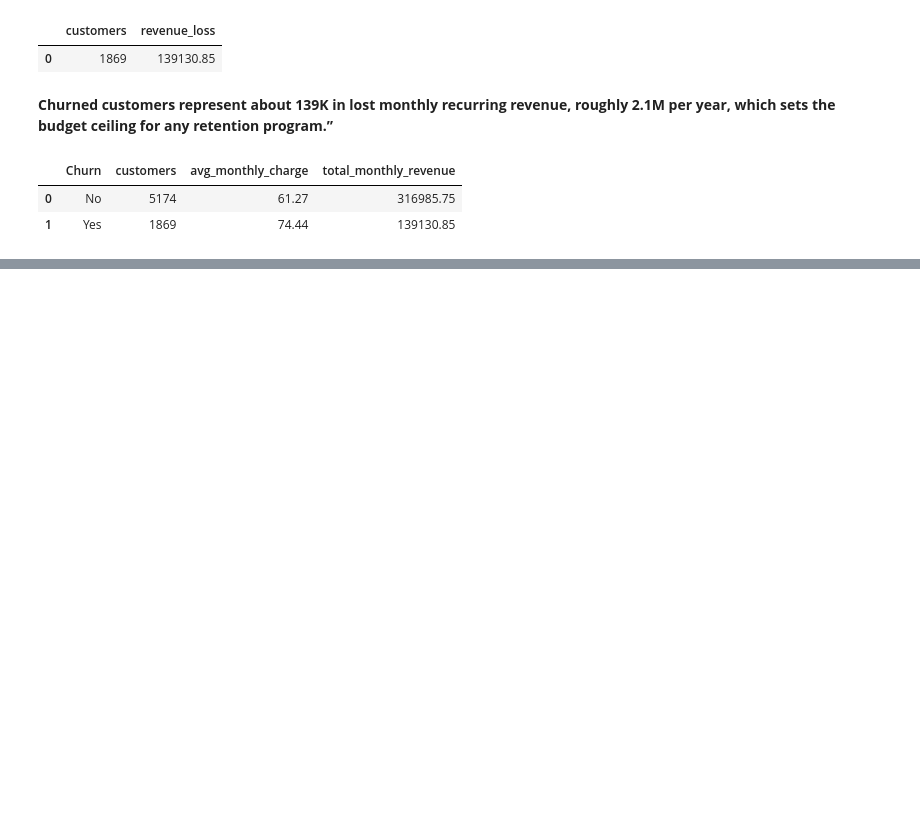
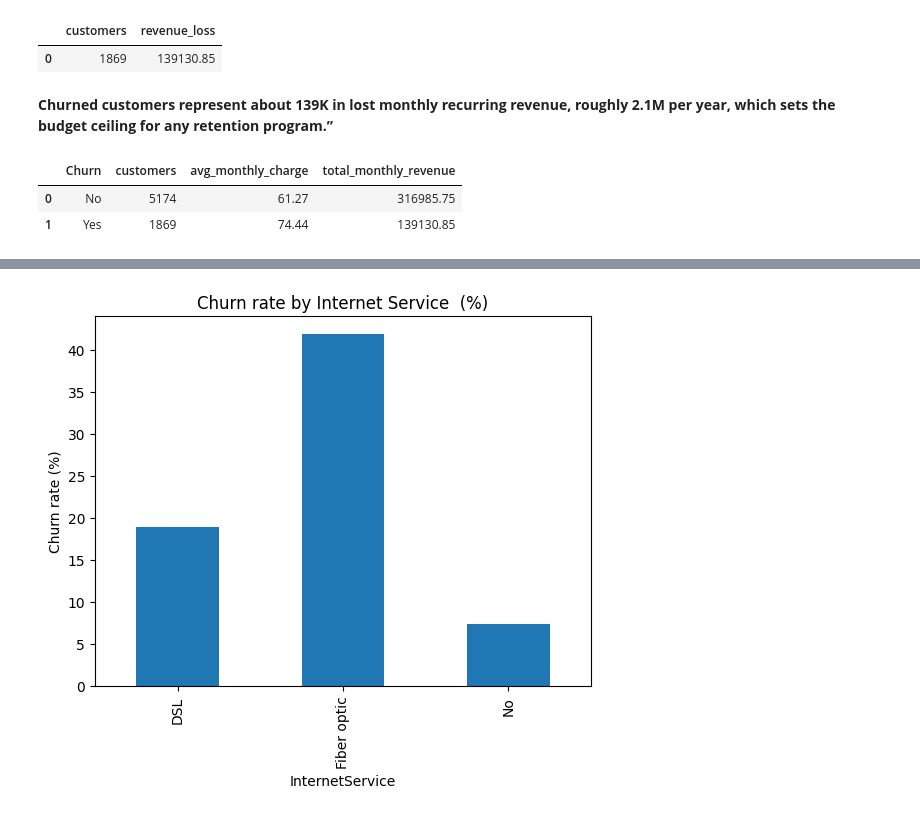
Before and after one commit to yehiaelsalmi/telecom-churn-prediction, a Jupyter notebook: telco-churn.ipynb, the cells around one changed output, grey strips where cells are left out. Cells and saved outputs as stored; diff of their text form; code cells hidden in the pictures; blank space fills up the shorter version.

```diff
--- a/telco-churn.ipynb
+++ b/telco-churn.ipynb
@@ -167,0 +237,9 @@ GROUP BY c.Churn
+# %%
+import matplotlib.pyplot as plt
+
+churn_by_contract = df.groupby('InternetService')['Churn'].apply(lambda x: (x == 'Yes').mean() * 100)
+churn_by_contract.plot(kind='bar', title='Churn rate by Internet Service  (%)')
+plt.ylabel('Churn rate (%)')
+plt.show()
+# %% [output]
+[figure, added]
```
Also changed, not shown: parts of 5 cells of this notebook.
